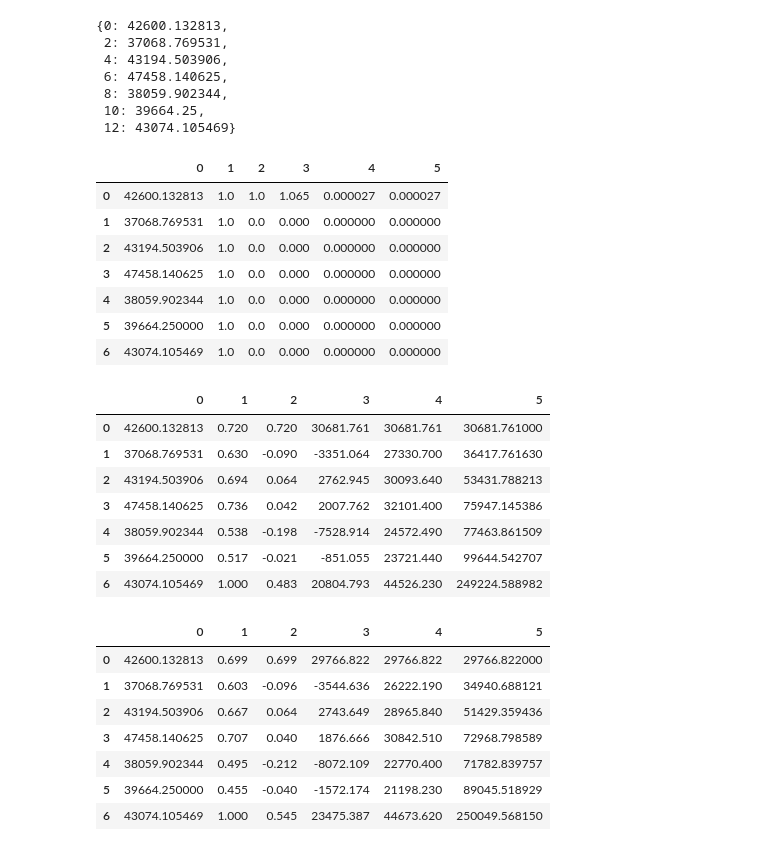
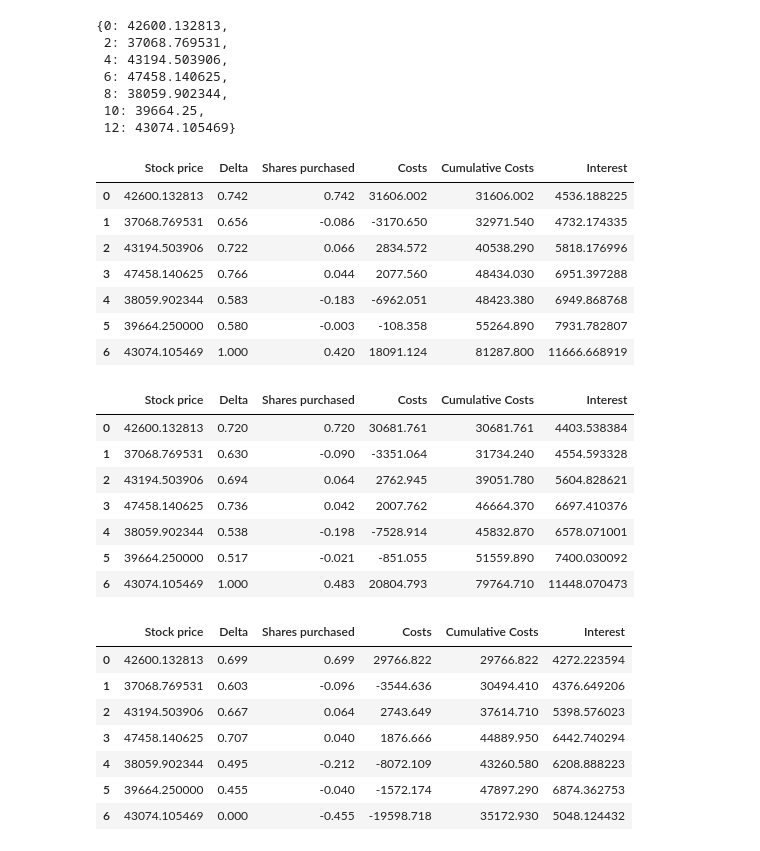
Before and after one commit to gmadurov/Financial-Mathematics, a Jupyter notebook: option pricing.ipynb, the cells around one changed output. Cells and saved outputs as stored; diff of their text form; code cells hidden in the pictures.

Commit message:
adding interest to hedging

```diff
--- a/option pricing.ipynb
+++ b/option pricing.ipynb
@@ -454,11 +454,14 @@ def delta_hedging(t, r, num, sigma, TF, K, div_factor = 1):
             # print((S, K, T / 12, r, sigma, TF))
             d = norm.cdf(D_10(S, K, T / 12, r, sigma, TF))
         except ZeroDivisionError:
-            d = 1
+            if S>K:
+                d = 1
+            else:
+                d = 0
         try:
             change = d - data[-1][1]
             cost = round(change * num * S/div_factor , 3)
-            tot_cost = round((data[-1][4] + cost), 2)
+            tot_cost = round((data[-1][4] + data[-1][5]+ cost), 2)
         except:
             change = d
             cost = round(d * num * S /div_factor, 3)
@@ -467,63 +470,71 @@ def delta_hedging(t, r, num, sigma, TF, K, div_factor = 1):
             S,
             round(d, 3),
             round(change * num, 3),
             cost,
             tot_cost/div_factor,
-            tot_cost * exp(r*T)/div_factor,
+            (tot_cost * (r))/div_factor,
         ]
         data.append(ls)
 
-    df = pd.DataFrame(data)
+    df = pd.DataFrame(data, columns=['Stock price','Delta', 'Shares purchased', 'Costs','Cumulative Costs', 'Interest' ])
     return df
 
 
 def D_10(S0, K, T, r, s, TF):
     return 1 / (s * sqrt(TF - T)) * (np.log(S0 / K) + ((r + s**2 / 2) * (TF - T)))
 
 
 r = 0.143523
 TF = 1
 num = 1
 # S0 = 49
 # K = 50
 # r = 0.05
 # s = 0.2
 # TF = 0.3846
 # bs = 240000
 # num = 100000
 # t = {}
 # t[0] = 49
 # t[1] = 48.12
 # t[2] = 47.37
-delta_hedging(t, r, num, sigma, TF, K, 40000)
+# t[0] = 62
+# t[1] = 64
+# t[2] = 68
+# K= 60
+# TF = 5/12
+# r = 1/100
+# sigma = 0.1
+
+delta_hedging(t, r, num, sigma, TF, 40000)
 # %% [output]
-|  | 0 | 1 | 2 | 3 | 4 | 5 |
-| 0 | 42600.132813 | 1.0 | 1.0 | 1.065 | 0.000027 | 0.000027 |
-| 1 | 37068.769531 | 1.0 | 0.0 | 0.000 | 0.000000 | 0.000000 |
-| 2 | 43194.503906 | 1.0 | 0.0 | 0.000 | 0.000000 | 0.000000 |
-| 3 | 47458.140625 | 1.0 | 0.0 | 0.000 | 0.000000 | 0.000000 |
-| 4 | 38059.902344 | 1.0 | 0.0 | 0.000 | 0.000000 | 0.000000 |
-| 5 | 39664.250000 | 1.0 | 0.0 | 0.000 | 0.000000 | 0.000000 |
-| 6 | 43074.105469 | 1.0 | 0.0 | 0.000 | 0.000000 | 0.000000 |
+|  | Stock price | Delta | Shares purchased | Costs | Cumulative Costs | Interest |
+| 0 | 42600.132813 | 0.742 | 0.742 | 31606.002 | 31606.002 | 4536.188225 |
+| 1 | 37068.769531 | 0.656 | -0.086 | -3170.650 | 32971.540 | 4732.174335 |
+| 2 | 43194.503906 | 0.722 | 0.066 | 2834.572 | 40538.290 | 5818.176996 |
+| 3 | 47458.140625 | 0.766 | 0.044 | 2077.560 | 48434.030 | 6951.397288 |
+| 4 | 38059.902344 | 0.583 | -0.183 | -6962.051 | 48423.380 | 6949.868768 |
+| 5 | 39664.250000 | 0.580 | -0.003 | -108.358 | 55264.890 | 7931.782807 |
+| 6 | 43074.105469 | 1.000 | 0.420 | 18091.124 | 81287.800 | 11666.668919 |
 # %%
 delta_hedging(t, r, num, sigma, TF, 42000)
 # %% [output]
-|  | 0 | 1 | 2 | 3 | 4 | 5 |
-| 0 | 42600.132813 | 0.720 | 0.720 | 30681.761 | 30681.761 | 30681.761000 |
-| 1 | 37068.769531 | 0.630 | -0.090 | -3351.064 | 27330.700 | 36417.761630 |
-| 2 | 43194.503906 | 0.694 | 0.064 | 2762.945 | 30093.640 | 53431.788213 |
-| 3 | 47458.140625 | 0.736 | 0.042 | 2007.762 | 32101.400 | 75947.145386 |
-| 4 | 38059.902344 | 0.538 | -0.198 | -7528.914 | 24572.490 | 77463.861509 |
-| 5 | 39664.250000 | 0.517 | -0.021 | -851.055 | 23721.440 | 99644.542707 |
-| 6 | 43074.105469 | 1.000 | 0.483 | 20804.793 | 44526.230 | 249224.588982 |
+|  | Stock price | Delta | Shares purchased | Costs | Cumulative Costs | Interest |
+| 0 | 42600.132813 | 0.720 | 0.720 | 30681.761 | 30681.761 | 4403.538384 |
+| 1 | 37068.769531 | 0.630 | -0.090 | -3351.064 | 31734.240 | 4554.593328 |
+| 2 | 43194.503906 | 0.694 | 0.064 | 2762.945 | 39051.780 | 5604.828621 |
+| 3 | 47458.140625 | 0.736 | 0.042 | 2007.762 | 46664.370 | 6697.410376 |
+| 4 | 38059.902344 | 0.538 | -0.198 | -7528.914 | 45832.870 | 6578.071001 |
+| 5 | 39664.250000 | 0.517 | -0.021 | -851.055 | 51559.890 | 7400.030092 |
+| 6 | 43074.105469 | 1.000 | 0.483 | 20804.793 | 79764.710 | 11448.070473 |
 # %%
 delta_hedging(t, r, num, sigma, TF, 44000)
 # %% [output]
-|  | 0 | 1 | 2 | 3 | 4 | 5 |
-| 0 | 42600.132813 | 0.699 | 0.699 | 29766.822 | 29766.822 | 29766.822000 |
-| 1 | 37068.769531 | 0.603 | -0.096 | -3544.636 | 26222.190 | 34940.688121 |
-| 2 | 43194.503906 | 0.667 | 0.064 | 2743.649 | 28965.840 | 51429.359436 |
-| 3 | 47458.140625 | 0.707 | 0.040 | 1876.666 | 30842.510 | 72968.798589 |
-| 4 | 38059.902344 | 0.495 | -0.212 | -8072.109 | 22770.400 | 71782.839757 |
-| 5 | 39664.250000 | 0.455 | -0.040 | -1572.174 | 21198.230 | 89045.518929 |
-| 6 | 43074.105469 | 1.000 | 0.545 | 23475.387 | 44673.620 | 250049.568150 |
+|  | Stock price | Delta | Shares purchased | Costs | Cumulative Costs | Interest |
+| 0 | 42600.132813 | 0.699 | 0.699 | 29766.822 | 29766.822 | 4272.223594 |
+| 1 | 37068.769531 | 0.603 | -0.096 | -3544.636 | 30494.410 | 4376.649206 |
+| 2 | 43194.503906 | 0.667 | 0.064 | 2743.649 | 37614.710 | 5398.576023 |
+| 3 | 47458.140625 | 0.707 | 0.040 | 1876.666 | 44889.950 | 6442.740294 |
+| 4 | 38059.902344 | 0.495 | -0.212 | -8072.109 | 43260.580 | 6208.888223 |
+| 5 | 39664.250000 | 0.455 | -0.040 | -1572.174 | 47897.290 | 6874.362753 |
+| 6 | 43074.105469 | 0.000 | -0.455 | -19598.718 | 35172.930 | 5048.124432 |
```
